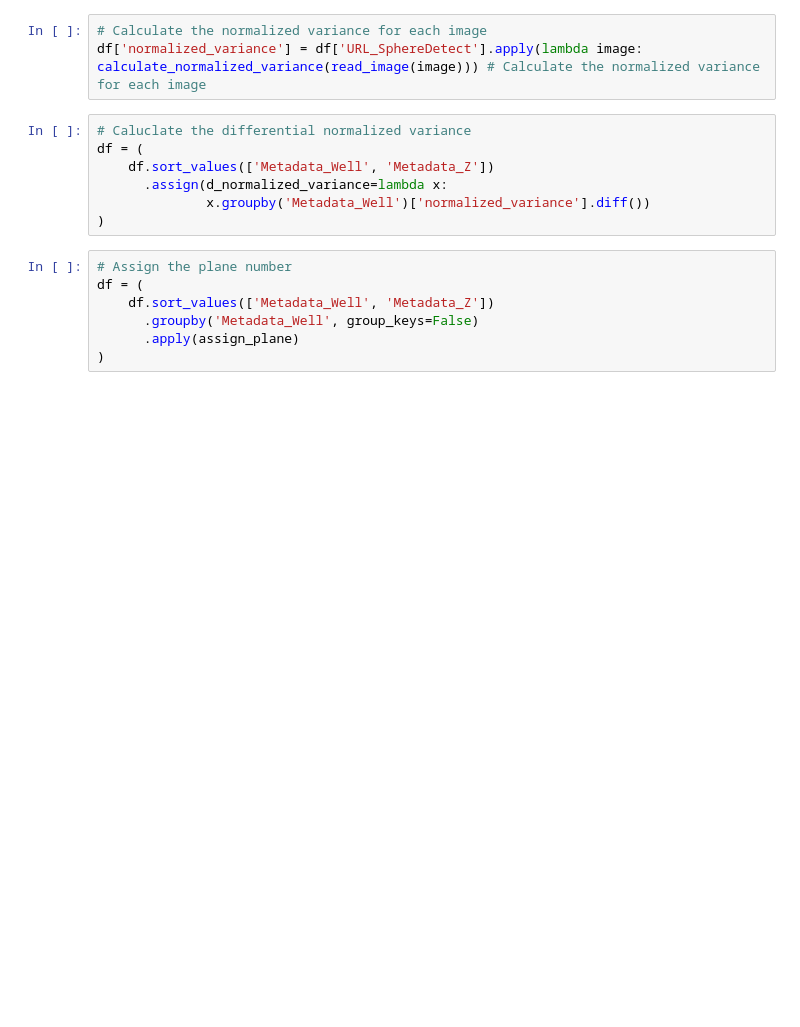
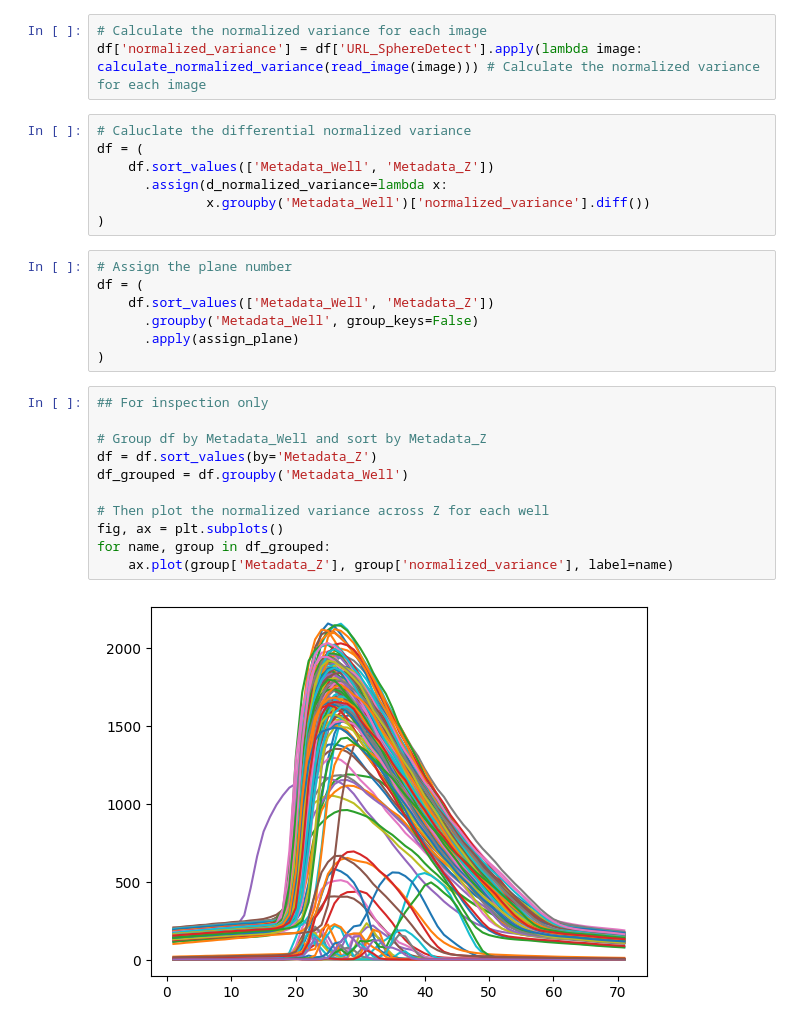
Before and after one commit to pharmbio/SphereDetect, a Jupyter notebook: SphereDetect_example.ipynb, the cells around one changed output. Cells and saved outputs as stored; diff of their text form; blank space fills up the shorter version.

```diff
--- a/SphereDetect_example.ipynb
+++ b/SphereDetect_example.ipynb
@@ -58,6 +59,19 @@ df = (
       .groupby('Metadata_Well', group_keys=False)
       .apply(assign_plane)
 )
+# %%
+## For inspection only
+
+# Group df by Metadata_Well and sort by Metadata_Z
+df = df.sort_values(by='Metadata_Z')
+df_grouped = df.groupby('Metadata_Well')
+
+# Then plot the normalized variance across Z for each well
+fig, ax = plt.subplots()
+for name, group in df_grouped:
+    ax.plot(group['Metadata_Z'], group['normalized_variance'], label=name)
+# %% [output]
+[figure, added]
 # %%
 ## For inspection only
 
```
Also changed, not shown: parts of 4 cells of this notebook.
